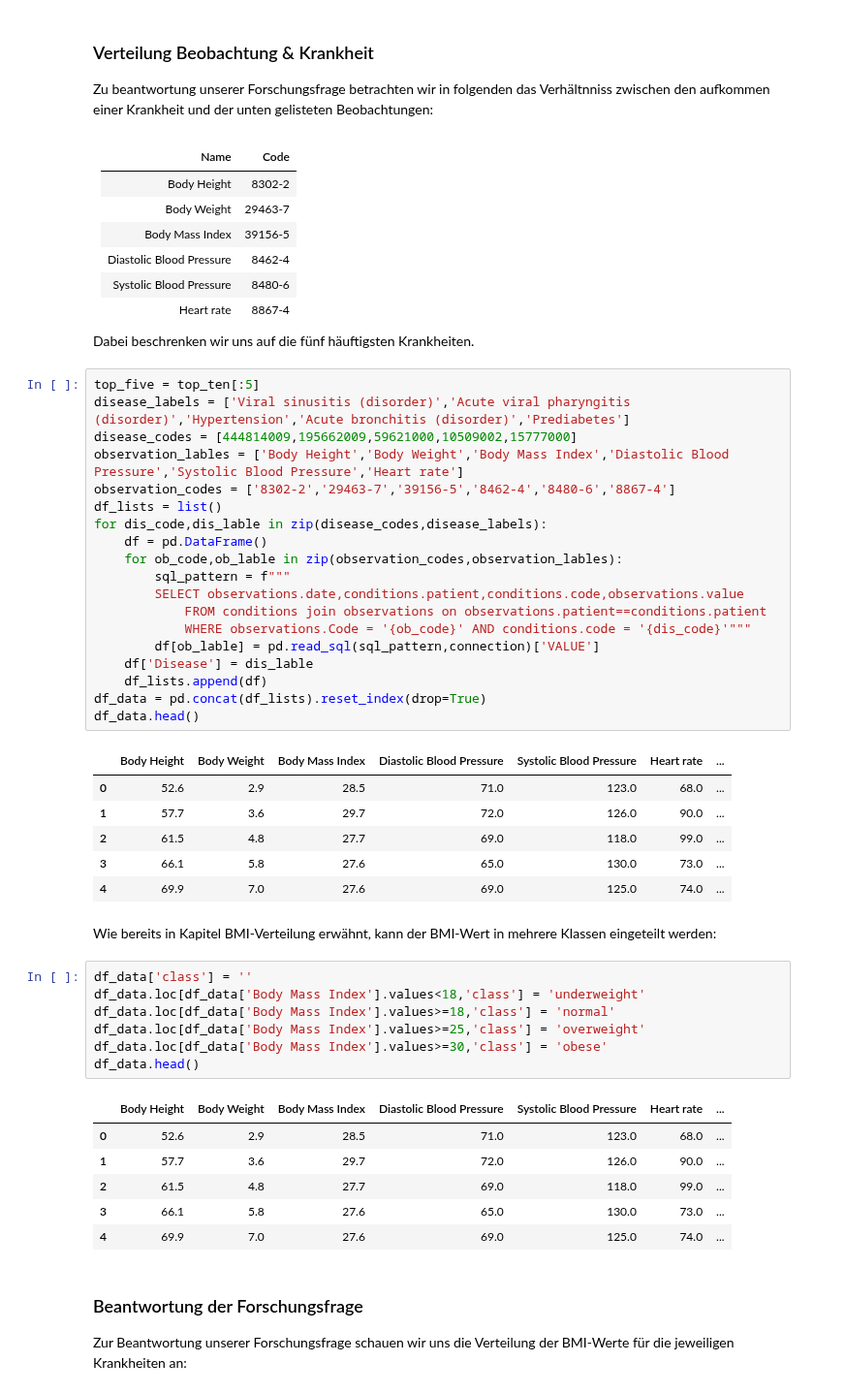
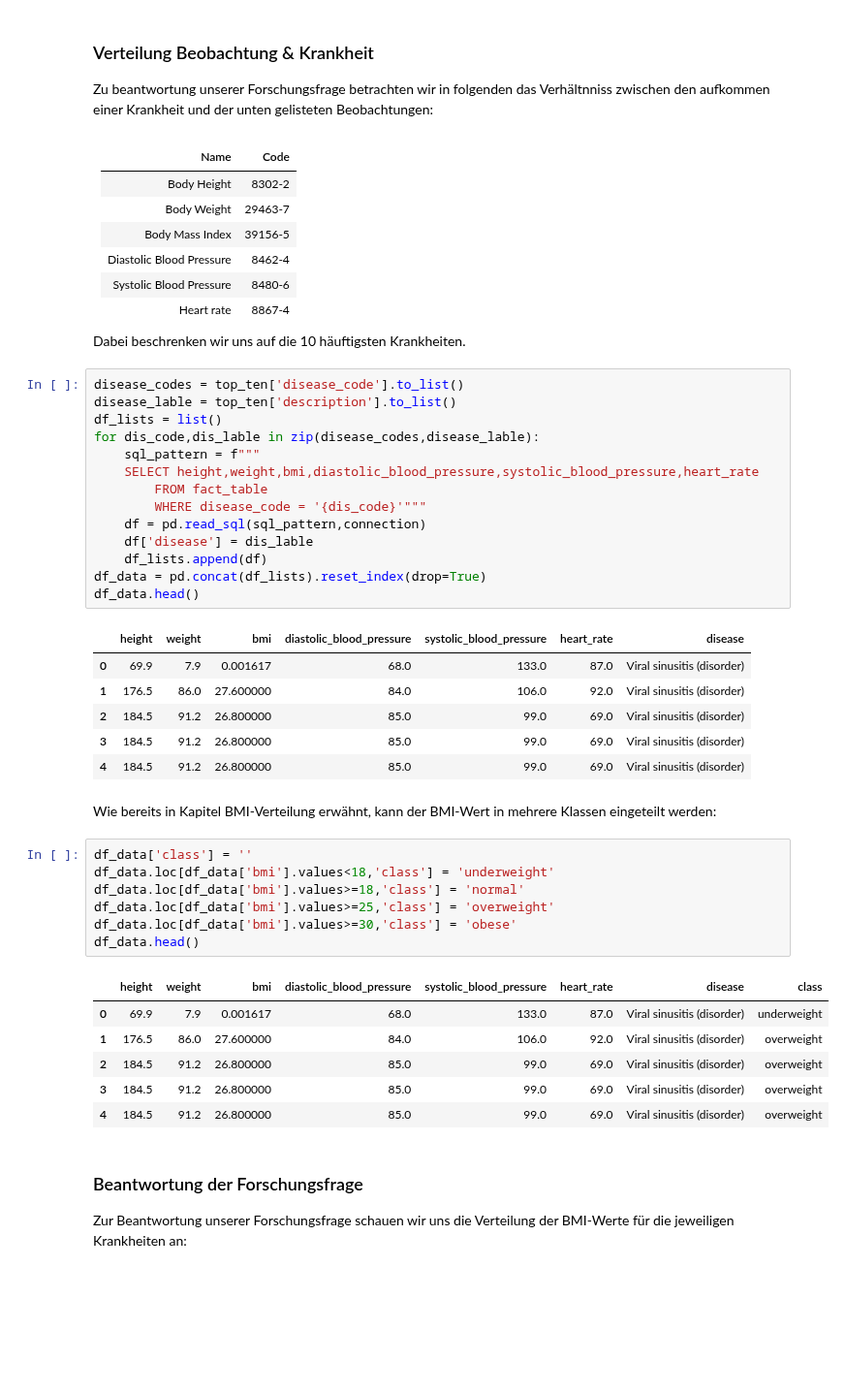
Before and after one commit to Fuenfgeld/DMA2022DataProjectC, a Jupyter notebook: src/analysis.ipynb, the cells around one changed output. Shown at 97% size. Drawn from its saved outputs; the diff is of its cells as text; blank space fills up the shorter version.

```diff
--- a/src/analysis.ipynb
+++ b/src/analysis.ipynb
@@ -137,49 +137,44 @@ Zu beantwortung unserer Forschungsfrage betrachten wir in folgenden das Verhält
 | Systolic Blood Pressure | 8480-6 |
 | Heart rate | 8867-4 |
 
-Dabei beschrenken wir uns auf die fünf häuftigsten Krankheiten.
+Dabei beschrenken wir uns auf die 10 häuftigsten Krankheiten.
-# %%
-top_five = top_ten[:5]
-disease_labels = ['Viral sinusitis (disorder)','Acute viral pharyngitis (disorder)','Hypertension','Acute bronchitis (disorder)','Prediabetes']
-disease_codes = [444814009,195662009,59621000,10509002,15777000]
-observation_lables = ['Body Height','Body Weight','Body Mass Index','Diastolic Blood Pressure','Systolic Blood Pressure','Heart rate']
-observation_codes = ['8302-2','29463-7','39156-5','8462-4','8480-6','8867-4']
-df_lists = list()
-for dis_code,dis_lable in zip(disease_codes,disease_labels):
-    df = pd.DataFrame()
-    for ob_code,ob_lable in zip(observation_codes,observation_lables):
-        sql_pattern = f"""
-        SELECT observations.date,conditions.patient,conditions.code,observations.value
-            FROM conditions join observations on observations.patient==conditions.patient
-            WHERE observations.Code = '{ob_code}' AND conditions.code = '{dis_code}'"""
-        df[ob_lable] = pd.read_sql(sql_pattern,connection)['VALUE']
-    df['Disease'] = dis_lable
-    df_lists.append(df)
-df_data = pd.concat(df_lists).reset_index(drop=True)
-df_data.head()
-# %% [output]
-|  | Body Height | Body Weight | Body Mass Index | Diastolic Blood Pressure | Systolic Blood Pressure | Heart rate | ... |
-| 0 | 52.6 | 2.9 | 28.5 | 71.0 | 123.0 | 68.0 | ... |
-| 1 | 57.7 | 3.6 | 29.7 | 72.0 | 126.0 | 90.0 | ... |
-| 2 | 61.5 | 4.8 | 27.7 | 69.0 | 118.0 | 99.0 | ... |
-| 3 | 66.1 | 5.8 | 27.6 | 65.0 | 130.0 | 73.0 | ... |
-| 4 | 69.9 | 7.0 | 27.6 | 69.0 | 125.0 | 74.0 | ... |
+# %%
+disease_codes = top_ten['disease_code'].to_list()
+disease_lable = top_ten['description'].to_list()
+df_lists = list()
+for dis_code,dis_lable in zip(disease_codes,disease_lable):
+    sql_pattern = f"""
+    SELECT height,weight,bmi,diastolic_blood_pressure,systolic_blood_pressure,heart_rate
+        FROM fact_table
+        WHERE disease_code = '{dis_code}'"""
+    df = pd.read_sql(sql_pattern,connection)
+    df['disease'] = dis_lable
+    df_lists.append(df)
+df_data = pd.concat(df_lists).reset_index(drop=True)
+df_data.head()
+# %% [output]
+|  | height | weight | bmi | diastolic_blood_pressure | systolic_blood_pressure | heart_rate | disease |
+| 0 | 69.9 | 7.9 | 0.001617 | 68.0 | 133.0 | 87.0 | Viral sinusitis (disorder) |
+| 1 | 176.5 | 86.0 | 27.600000 | 84.0 | 106.0 | 92.0 | Viral sinusitis (disorder) |
+| 2 | 184.5 | 91.2 | 26.800000 | 85.0 | 99.0 | 69.0 | Viral sinusitis (disorder) |
+| 3 | 184.5 | 91.2 | 26.800000 | 85.0 | 99.0 | 69.0 | Viral sinusitis (disorder) |
+| 4 | 184.5 | 91.2 | 26.800000 | 85.0 | 99.0 | 69.0 | Viral sinusitis (disorder) |
 # %% [markdown]
 Wie bereits in Kapitel BMI-Verteilung erwähnt, kann der BMI-Wert in mehrere Klassen eingeteilt werden:
 # %%
 df_data['class'] = ''
-df_data.loc[df_data['Body Mass Index'].values<18,'class'] = 'underweight'
-df_data.loc[df_data['Body Mass Index'].values>=18,'class'] = 'normal'
-df_data.loc[df_data['Body Mass Index'].values>=25,'class'] = 'overweight'
-df_data.loc[df_data['Body Mass Index'].values>=30,'class'] = 'obese'
+df_data.loc[df_data['bmi'].values<18,'class'] = 'underweight'
+df_data.loc[df_data['bmi'].values>=18,'class'] = 'normal'
+df_data.loc[df_data['bmi'].values>=25,'class'] = 'overweight'
+df_data.loc[df_data['bmi'].values>=30,'class'] = 'obese'
 df_data.head()
 # %% [output]
-|  | Body Height | Body Weight | Body Mass Index | Diastolic Blood Pressure | Systolic Blood Pressure | Heart rate | ... |
-| 0 | 52.6 | 2.9 | 28.5 | 71.0 | 123.0 | 68.0 | ... |
-| 1 | 57.7 | 3.6 | 29.7 | 72.0 | 126.0 | 90.0 | ... |
-| 2 | 61.5 | 4.8 | 27.7 | 69.0 | 118.0 | 99.0 | ... |
-| 3 | 66.1 | 5.8 | 27.6 | 65.0 | 130.0 | 73.0 | ... |
-| 4 | 69.9 | 7.0 | 27.6 | 69.0 | 125.0 | 74.0 | ... |
+|  | height | weight | bmi | diastolic_blood_pressure | systolic_blood_pressure | heart_rate | disease | class |
+| 0 | 69.9 | 7.9 | 0.001617 | 68.0 | 133.0 | 87.0 | Viral sinusitis (disorder) | underweight |
+| 1 | 176.5 | 86.0 | 27.600000 | 84.0 | 106.0 | 92.0 | Viral sinusitis (disorder) | overweight |
+| 2 | 184.5 | 91.2 | 26.800000 | 85.0 | 99.0 | 69.0 | Viral sinusitis (disorder) | overweight |
+| 3 | 184.5 | 91.2 | 26.800000 | 85.0 | 99.0 | 69.0 | Viral sinusitis (disorder) | overweight |
+| 4 | 184.5 | 91.2 | 26.800000 | 85.0 | 99.0 | 69.0 | Viral sinusitis (disorder) | overweight |
 # %% [markdown]
 ### Beantwortung der Forschungsfrage
 
```
Also changed, not shown: parts of 7 cells of this notebook, 5 other files.
